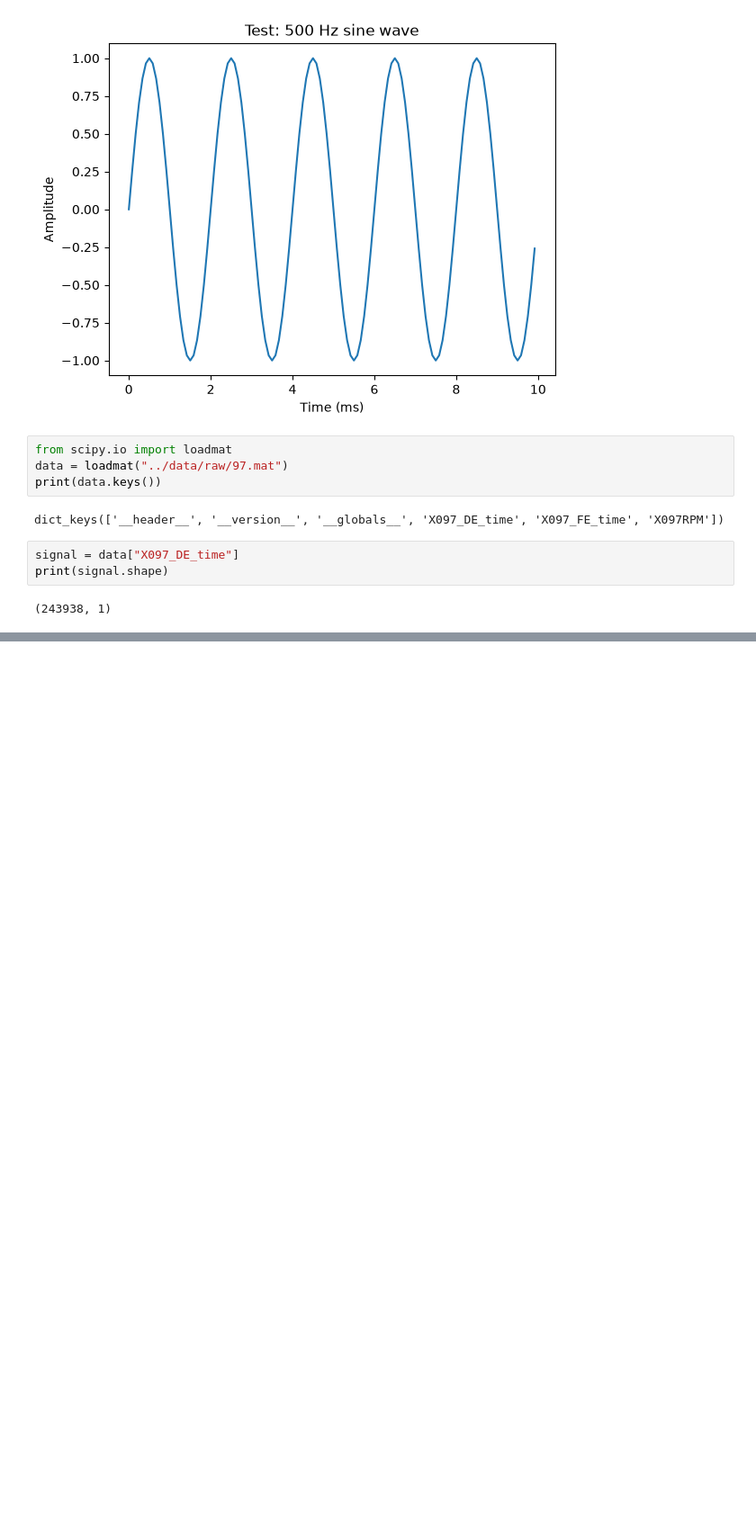
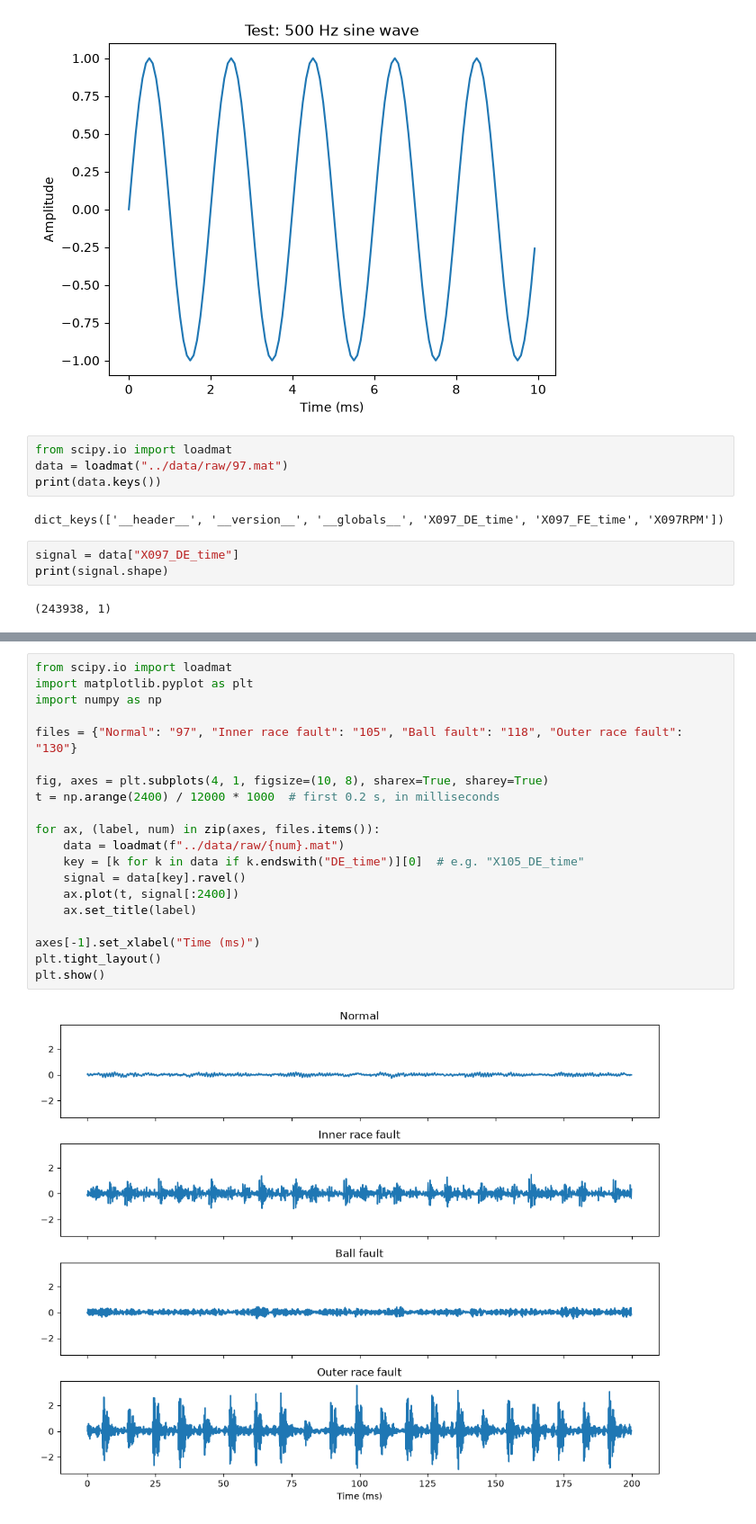
Before and after one commit to Batubttl/Bearing-fault-detection, a Jupyter notebook: notebooks/01_exploration.ipynb, the cells around one changed output, grey strips where cells are left out. Shown at 90% size. Drawn from its saved outputs; the diff is of its cells as text; blank space fills up the shorter version.

```diff
--- a/notebooks/01_exploration.ipynb
+++ b/notebooks/01_exploration.ipynb
@@ -29,0 +32,22 @@ print(signal.shape[0] / 12000)
+# %%
+from scipy.io import loadmat
+import matplotlib.pyplot as plt
+import numpy as np
+
+files = {"Normal": "97", "Inner race fault": "105", "Ball fault": "118", "Outer race fault": "130"}
+
+fig, axes = plt.subplots(4, 1, figsize=(10, 8), sharex=True, sharey=True)
+t = np.arange(2400) / 12000 * 1000  # first 0.2 s, in milliseconds
+
+for ax, (label, num) in zip(axes, files.items()):
+    data = loadmat(f"../data/raw/{num}.mat")
+    key = [k for k in data if k.endswith("DE_time")][0]  # e.g. "X105_DE_time"
+    signal = data[key].ravel()
+    ax.plot(t, signal[:2400])
+    ax.set_title(label)
+
+axes[-1].set_xlabel("Time (ms)")
+plt.tight_layout()
+plt.show()
+# %% [output]
+[figure, added]
```
Also changed, not shown: parts of 5 cells of this notebook.
